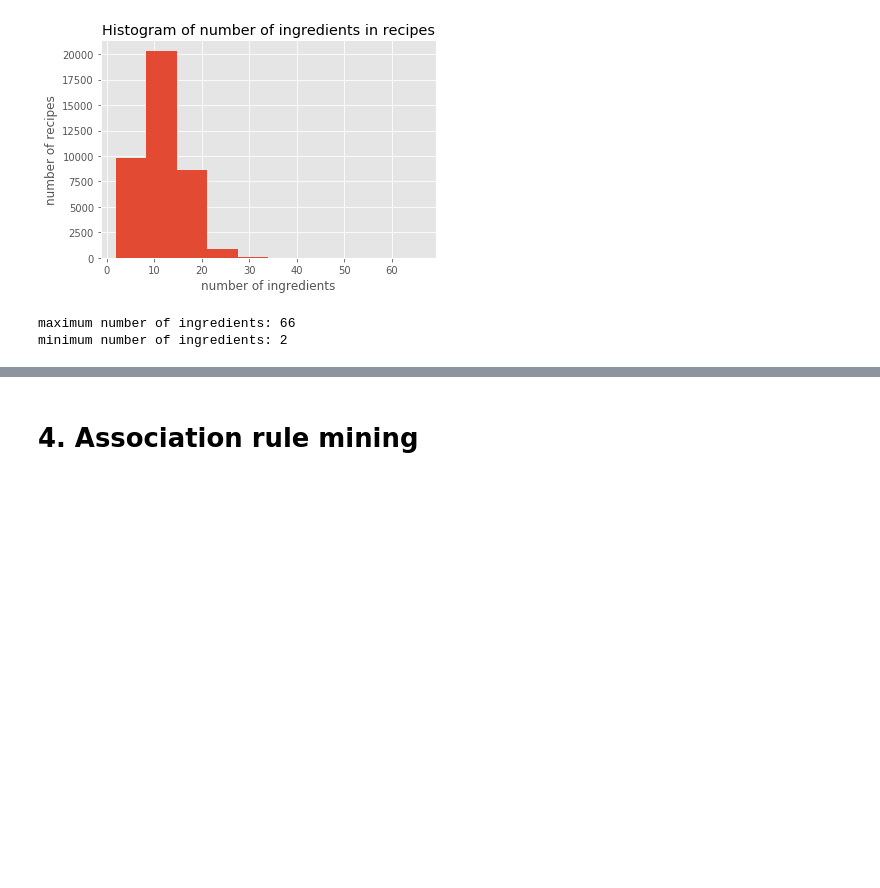
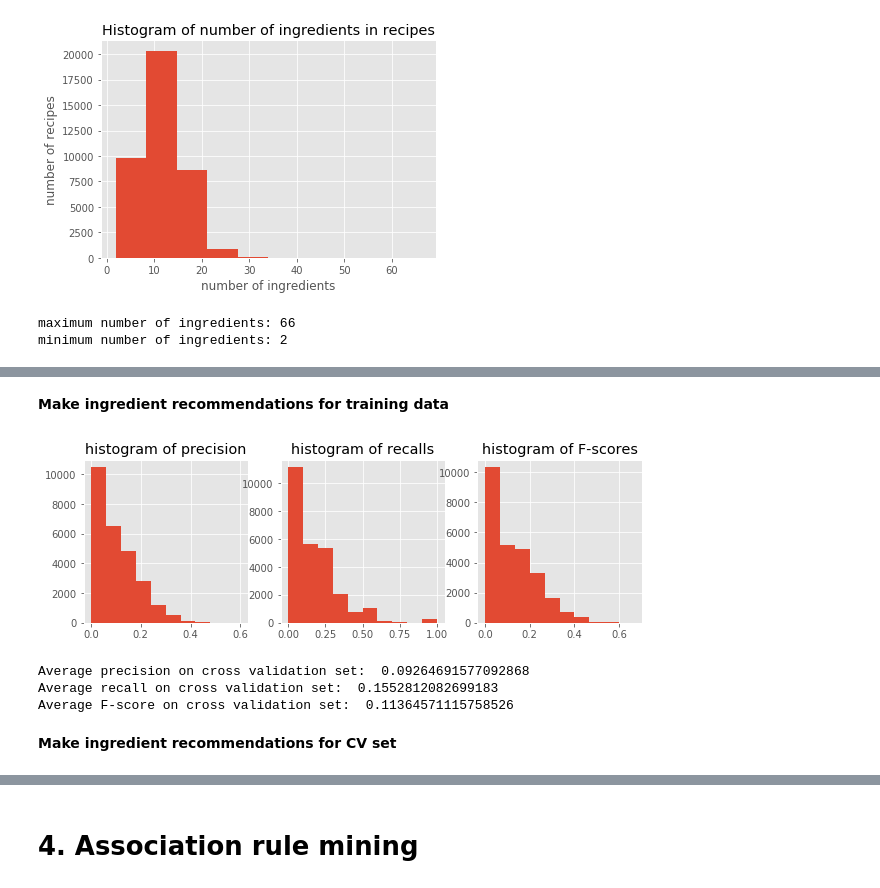
Before and after one commit to irishryoon/recipes, a Jupyter notebook: ingredients_recommendation.ipynb, the cells around one changed output, grey strips where cells are left out. Saved outputs shown, nothing was run; the diff lists cells and outputs as text; code cells hidden in the pictures; blank space fills up the shorter version.

```diff
--- a/ingredients_recommendation.ipynb
+++ b/ingredients_recommendation.ipynb
@@ -892,4 +920,4 @@ minimum number of ingredients: 2
 # %%
 # train model
 # Note: by default, the model will learn a CBOW model
-model = Word2Vec(ing_cuisine, window = 5)
+model = Word2Vec(ingredients, window = 5, compute_loss = True, iter = 10)
@@ -908,0 +988,51 @@ model.predict_output_word(['korean','chicken'])
+# %%
+# load train, cv, test data index
+f = h5py.File('data/ingredient_recommendation/train_val_test.hdf5', 'r')
+train_idx = list(f.get("train_idx"))
+cv_idx = list(f.get("cv_idx"))
+test_idx = list(f.get("test_idx"))
+f.close()
+
+ing_train = [ingredients[i] for i in train_idx]
+ing_cv = [ingredients[i] for i in test_idx]
+# %%
+# train model
+model = Word2Vec(ing_train, window = 5, compute_loss = True, iter = 10)
+# while the model computes the loss, its a cumulative loss
+# (not the loss from the most recent epoch)
+# %% [markdown]
+<b> Make ingredient recommendations for training data </b>
+# %%
+# get existing ingredients and the remaining ingredients to be predicted
+sampled_ing, remaining_ing = sample_ingredients(ing_train, 5)
+
+# predict remaining ingredients
+predicted_ing = recommend_ingredients_word2vec(model, sampled_ing, remaining_ing)
+# %%
+scores = [compute_scores(predicted_ing[i], remaining_ing[i]) for i in range(len(remaining_ing))]
+
+precisions = [item[0] for item in scores]
+recalls = [item[1] for item in scores]
+Fscores = [item[2] for item in scores]
+
+fig, ax = plt.subplots(ncols = 3, figsize = (10,3))
+ax[0].hist(precisions)
+ax[0].set_title('histogram of precision')
+
+ax[1].hist(recalls)
+ax[1].set_title('histogram of recalls')
+
+ax[2].hist(Fscores)
+ax[2].set_title('histogram of F-scores')
+plt.show()
+
+print("Average precision on cross validation set: ", statistics.mean(precisions) )
+print("Average recall on cross validation set: ", statistics.mean(recalls) )
+print("Average F-score on cross validation set: ", statistics.mean(Fscores) )
+# %% [output]
+[figure, added]
+Average precision on cross validation set:  0.09264691577092868
+Average recall on cross validation set:  0.1552812082699183
+Average F-score on cross validation set:  0.11364571115758526
+# %% [markdown]
+<b> Make ingredient recommendations for CV set </b>
```
Also changed, not shown: parts of 18 cells of this notebook.
